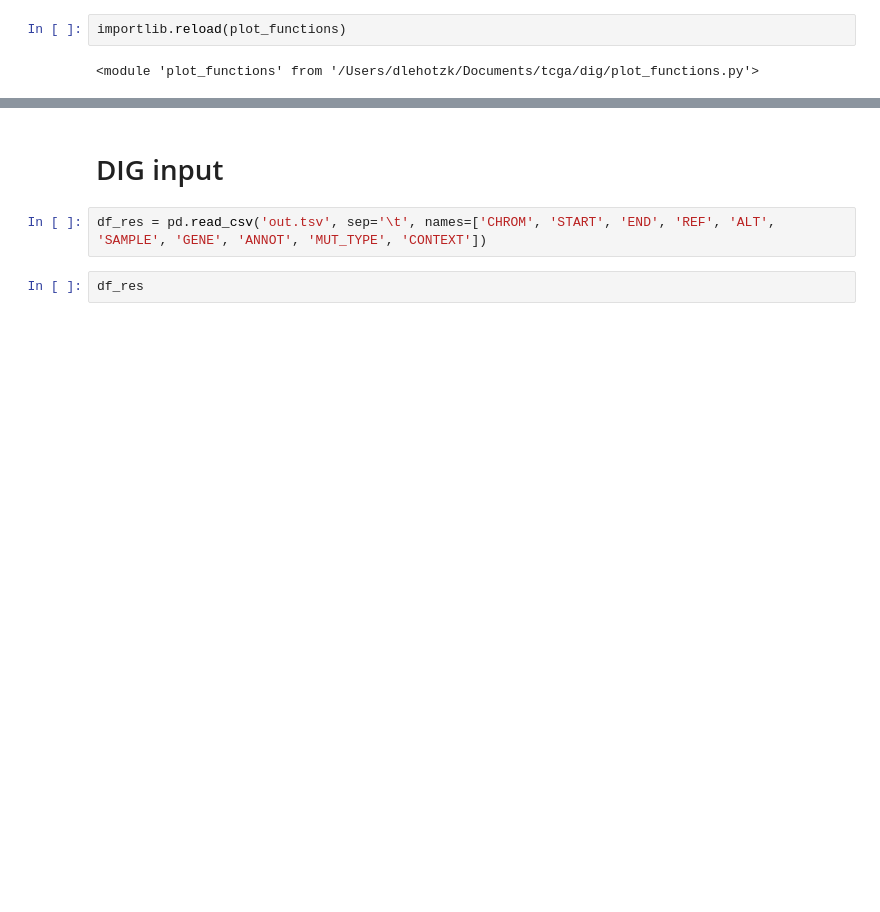
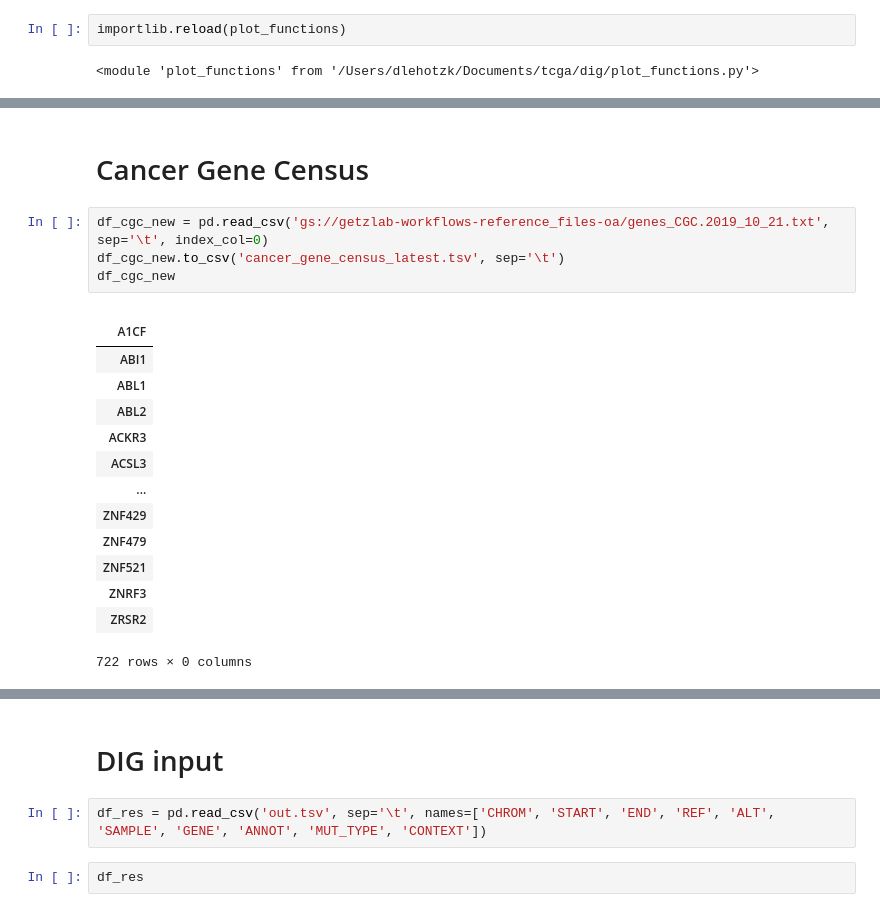
Before and after one commit to getzlab/dig_test_burden, a Jupyter notebook: process_results.ipynb, the cells around one changed output, grey strips where cells are left out. Saved outputs shown, nothing was run; the diff lists cells and outputs as text; blank space fills up the shorter version.

```diff
--- a/process_results.ipynb
+++ b/process_results.ipynb
@@ -11,0 +101,21 @@ importlib.reload(plot_functions)
+# %% [markdown]
+# Cancer Gene Census
+# %%
+df_cgc_new = pd.read_csv('gs://getzlab-workflows-reference_files-oa/genes_CGC.2019_10_21.txt', sep='\t', index_col=0)
+df_cgc_new.to_csv('cancer_gene_census_latest.tsv', sep='\t')
+df_cgc_new
+# %% [output]
+|  |
+| A1CF |
+| ABI1 |
+| ABL1 |
+| ABL2 |
+| ACKR3 |
+| ACSL3 |
+| ... |
+| ZNF429 |
+| ZNF479 |
+| ZNF521 |
+| ZNRF3 |
+| ZRSR2 |
+722 rows × 0 columns
```
Also changed, not shown: parts of 8 cells of this notebook, 3 other files.
